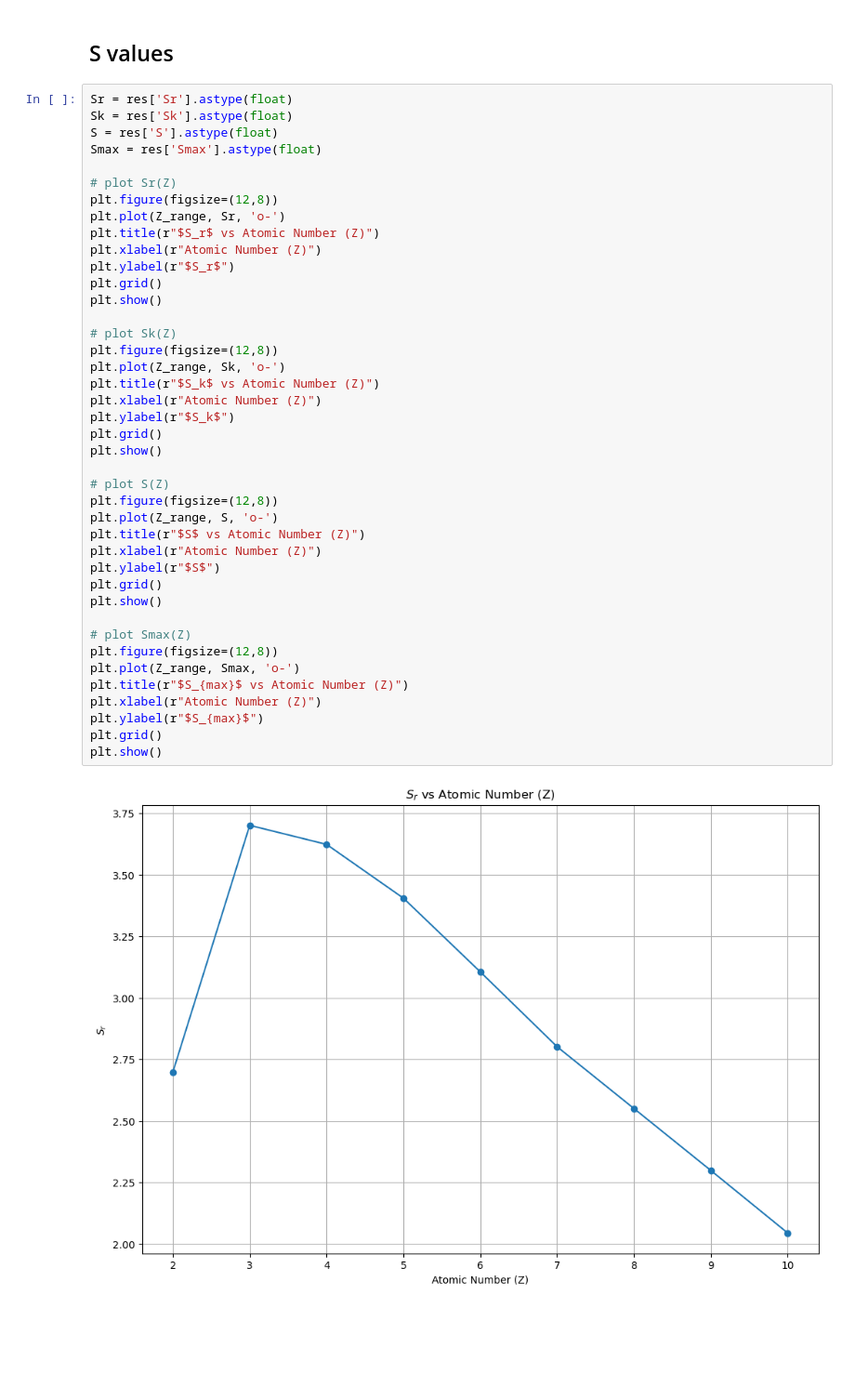
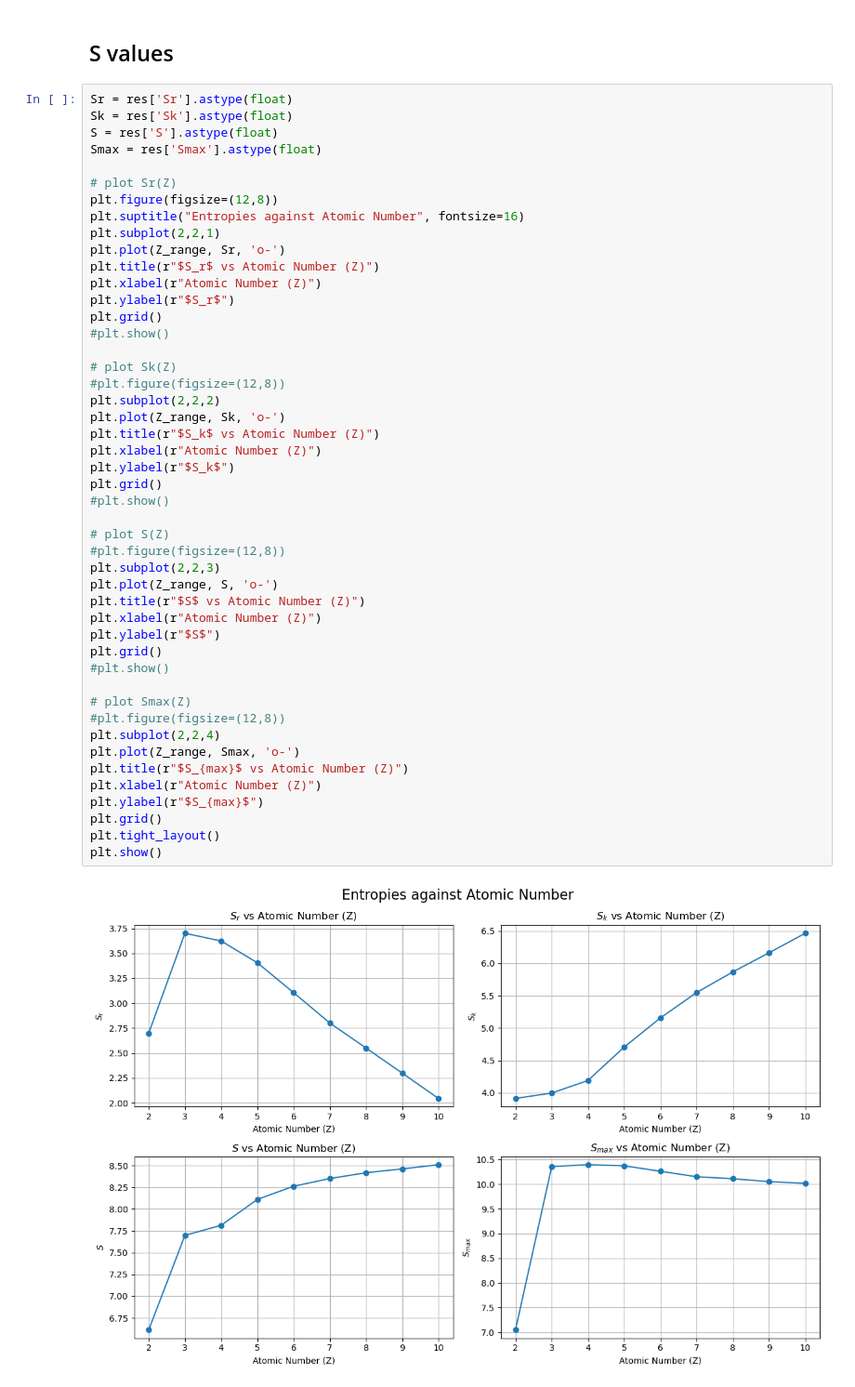
Before and after one commit to 0xVtsio/Computational-Quantum-Physics, a Jupyter notebook: QuantumPhysics_He2Ne.ipynb, the cells around one changed output. Shown at 93% size. Cells and saved outputs as stored; diff of their text form; blank space fills up the shorter version.

Commit message:
pdf and plots

```diff
--- a/QuantumPhysics_He2Ne.ipynb
+++ b/QuantumPhysics_He2Ne.ipynb
@@ -86,38 +86,44 @@ Smax = res['Smax'].astype(float)
 
 # plot Sr(Z)
 plt.figure(figsize=(12,8))
+plt.suptitle("Entropies against Atomic Number", fontsize=16)
+plt.subplot(2,2,1)
 plt.plot(Z_range, Sr, 'o-')
 plt.title(r"$S_r$ vs Atomic Number (Z)")
 plt.xlabel(r"Atomic Number (Z)")
 plt.ylabel(r"$S_r$")
 plt.grid()
-plt.show()
+#plt.show()
 
 # plot Sk(Z)
-plt.figure(figsize=(12,8))
+#plt.figure(figsize=(12,8))
+plt.subplot(2,2,2)
 plt.plot(Z_range, Sk, 'o-')
 plt.title(r"$S_k$ vs Atomic Number (Z)")
 plt.xlabel(r"Atomic Number (Z)")
 plt.ylabel(r"$S_k$")
 plt.grid()
-plt.show()
+#plt.show()
 
 # plot S(Z)
-plt.figure(figsize=(12,8))
+#plt.figure(figsize=(12,8))
+plt.subplot(2,2,3)
 plt.plot(Z_range, S, 'o-')
 plt.title(r"$S$ vs Atomic Number (Z)")
 plt.xlabel(r"Atomic Number (Z)")
 plt.ylabel(r"$S$")
 plt.grid()
-plt.show()
+#plt.show()
 
 # plot Smax(Z)
-plt.figure(figsize=(12,8))
+#plt.figure(figsize=(12,8))
+plt.subplot(2,2,4)
 plt.plot(Z_range, Smax, 'o-')
 plt.title(r"$S_{max}$ vs Atomic Number (Z)")
 plt.xlabel(r"Atomic Number (Z)")
 plt.ylabel(r"$S_{max}$")
 plt.grid()
+plt.tight_layout()
 plt.show()
 # %% [output]
-[figure, old version]
+[figure, new version]
```
Also changed, not shown: parts of 1 cell of this notebook, 15 other files.
